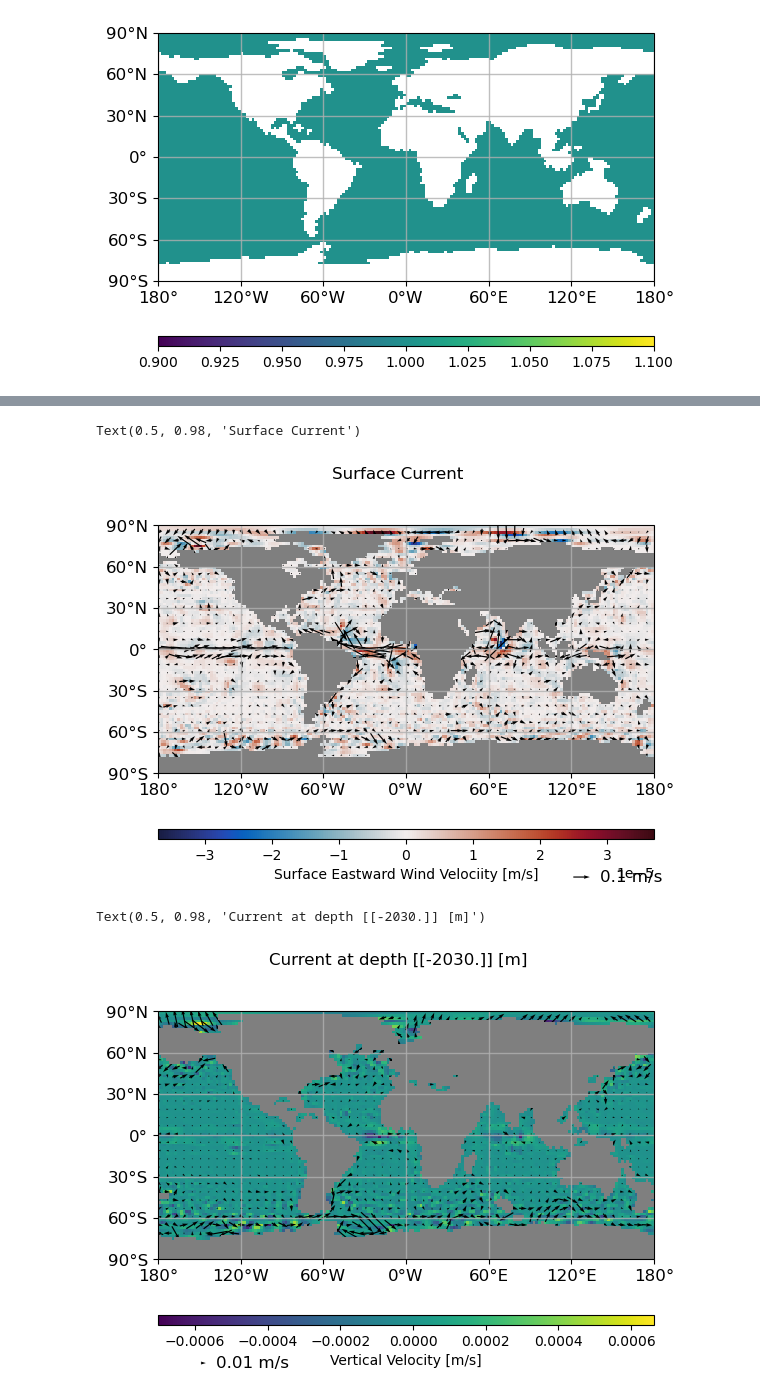
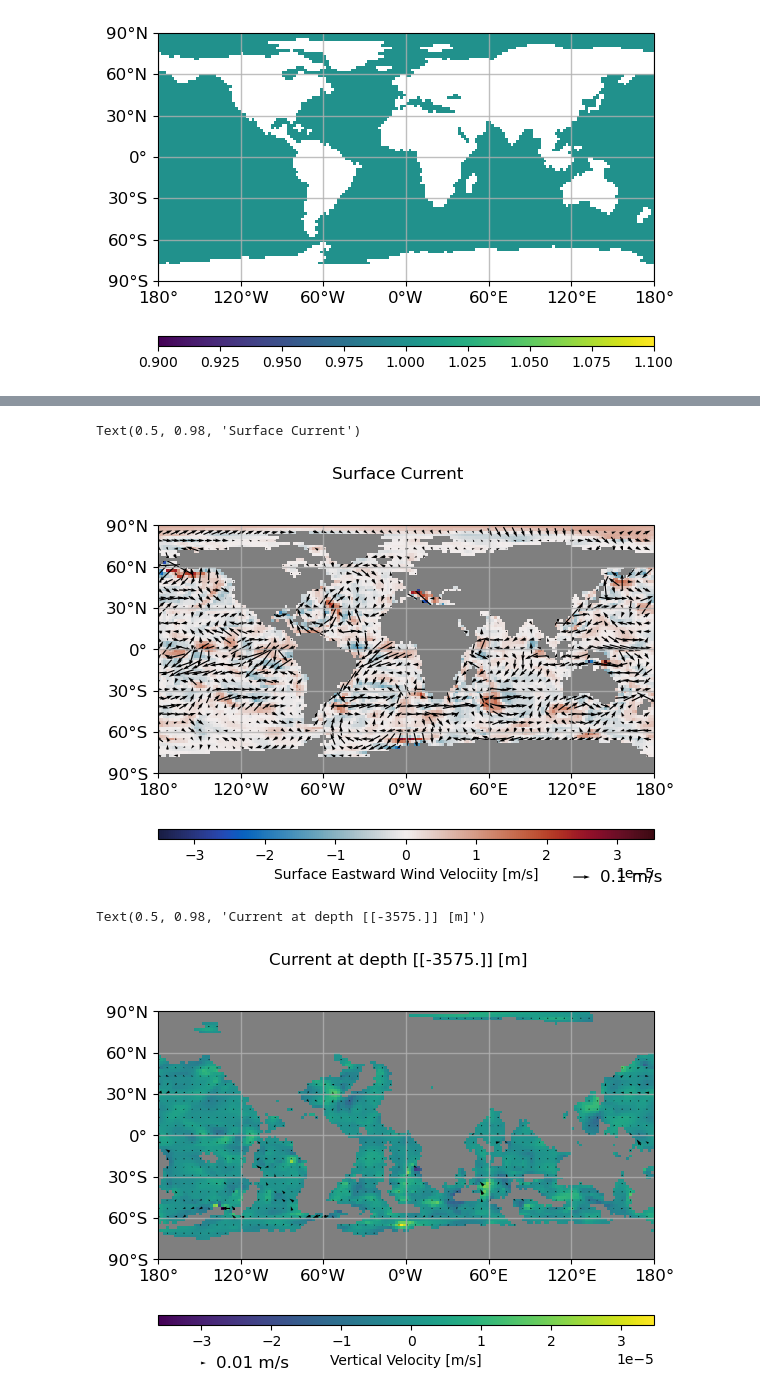
Before and after one commit to Tsuribeh/MITgcm, a Jupyter notebook: Dataplot/regrid_example.ipynb, the cells around one changed output, grey strips where cells are left out. Drawn from its saved outputs; the diff is of its cells as text; code cells hidden in the pictures.

```diff
--- a/Dataplot/regrid_example.ipynb
+++ b/Dataplot/regrid_example.ipynb
@@ -379,7 +379,7 @@ indices_XCYC_lonlat, norm_XCYC_lonlat = calculate_top_l_indices_and_norms_ckdtre
 # dataTime= AMONTH*12*430
 # startTime= AMONTH*12*250
 
-dataTime= AMONTH*12*10
+dataTime= AMONTH*12*400
 startTime= AMONTH*12*0
 
 
@@ -854,7 +854,7 @@ ax.pcolormesh(lon, lat, mask, cmap='binary',vmax=1.0, vmin=0.0)
 fig.suptitle('Surface Current')
 # %% [output]
 Text(0.5, 0.98, 'Surface Current')
-[figure, old version]
+[figure, new version]
 # %%
 fig = plt.figure()
 ax = plt.axes(projection=ccrs.PlateCarree())
@@ -863,7 +863,7 @@ ax = plt.axes(projection=ccrs.PlateCarree())
 
 # Umin= min(np.nanmin(Uocn_regrid),-np.nanmax(Uocn_regrid))
 iter_idx = -1
-depth_idx = 9
+depth_idx = 12
 data = Wocn_regrid[iter_idx,depth_idx]
 
 dmax = max(np.nanmax(data),-np.nanmin(data))
@@ -893,35 +893,35 @@ qk = ax.quiverkey(
 dlon,dlat=60,30
 xticks=np.arange(-180,180.1,dlon)
 yticks=np.arange(-90,90.1,dlat)
 
 #グリッド線を引く
 gl = ax.gridlines(crs=ccrs.PlateCarree()
          , draw_labels=False
          , linewidth=1, alpha=0.8)
 gl.xlocator = mticker.FixedLocator(xticks)
 gl.ylocator = mticker.FixedLocator(yticks)
 #目盛を描く緯度経度の値を設定
 ax.set_xticks(xticks,crs=ccrs.PlateCarree())
 ax.set_yticks(yticks,crs=ccrs.PlateCarree())
 
 # 目盛の表示形式を度数表記にする
 latfmt=LatitudeFormatter()
 lonfmt=LongitudeFormatter(zero_direction_label=True)
 ax.xaxis.set_major_formatter(lonfmt)
 ax.yaxis.set_major_formatter(latfmt)
 #目盛のサイズを指定
 ax.axes.tick_params(labelsize=12)
 
 
 #mask land
 mask = np.ones_like(data)*np.nan
 mask[np.isnan(data)] = 0.5
 ax.pcolormesh(lon, lat, mask, cmap='binary',vmax=1.0, vmin=0.0)
 
 fig.suptitle('Current at'+ ' depth '+str(RC_ocn[depth_idx]) + ' [m]')
 # %% [output]
-Text(0.5, 0.98, 'Current at depth [[-2030.]] [m]')
+Text(0.5, 0.98, 'Current at depth [[-3575.]] [m]')
-[figure, old version]
+[figure, new version]
 # %%
 fig = plt.figure()
 ax = plt.axes(projection=ccrs.PlateCarree())
```
Also changed, not shown: parts of 14 cells of this notebook.
